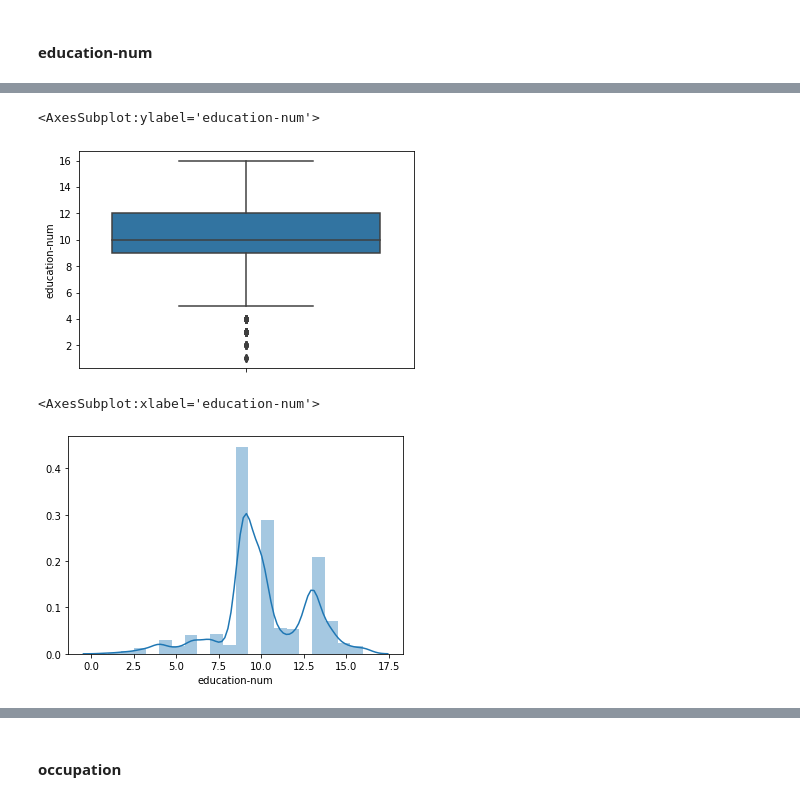
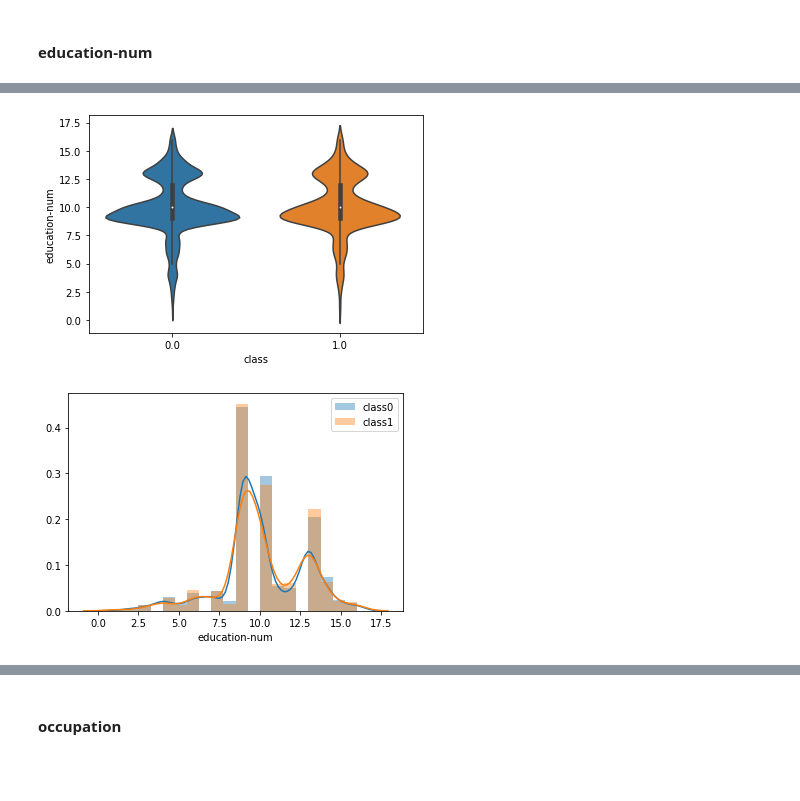
Before and after one commit to MakoHnat/IAU, a Jupyter notebook: Analyza_Marcel.ipynb, the cells around one changed output, grey strips where cells are left out. Saved outputs shown, nothing was run; the diff lists cells and outputs as text; code cells hidden in the pictures; blank space fills up the shorter version.

```diff
--- a/Analyza_Marcel.ipynb
+++ b/Analyza_Marcel.ipynb
@@ -125,3 +159,19 @@ len(data[data["class"] == 1]) / len(data)
+# %%
+def univariate_num_to_class(data, num_attr, cls="class", figsize=None):
+
+    if figsize is not None:
+        plt.figure(figsize=figsize)
+
+    sns.violinplot(data=data, y=num_attr, x=cls)
+    plt.show()
+
+    if figsize is not None:
+        plt.figure(figsize=figsize)
+
+    sns.distplot(data[data[cls] == 0][num_attr], bins=20, label=cls+"0")
+    sns.distplot(data[data[cls] == 1][num_attr], bins=20, label=cls+"1")
+    plt.legend()
+    plt.show()
 # %% [markdown]
 #### marital-status
 # %% [markdown]
@@ -387,10 +424,5 @@ Name: education-num, dtype: float64
 # %%
-sns.boxplot(data=data, y="education-num")
+univariate_num_to_class(data, "education-num")
 # %% [output]
-<AxesSubplot:ylabel='education-num'>
-[figure, old version]
+[figure, new version]
+[figure, added]
-# %%
-sns.distplot(data["education-num"], bins=20)
-# %% [output]
-<AxesSubplot:xlabel='education-num'>
-[figure, removed]
```
Also changed, not shown: parts of 87 cells of this notebook, 1 other file.
